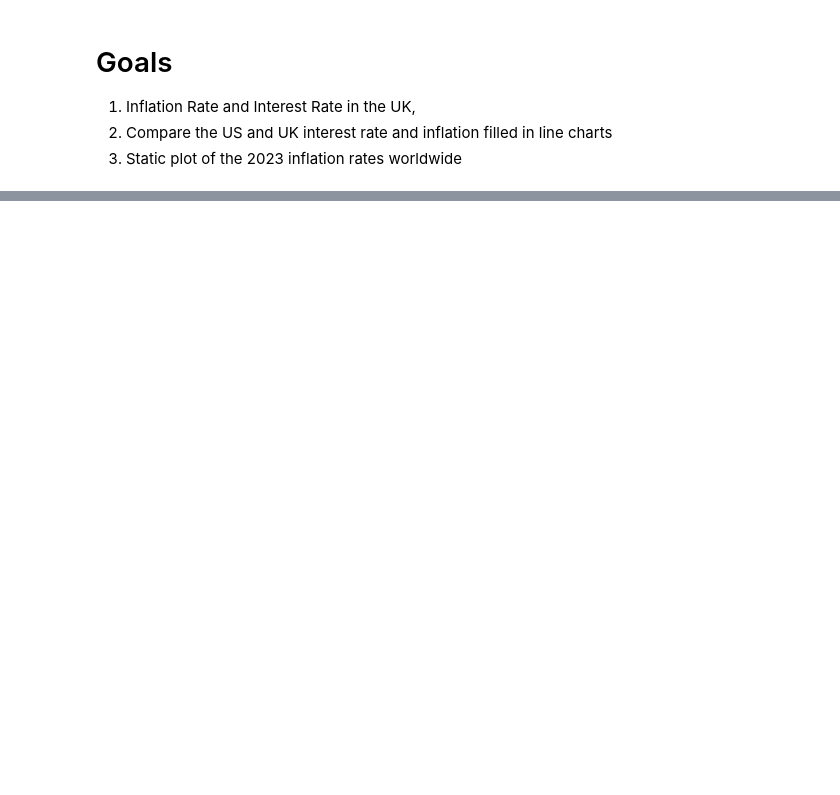
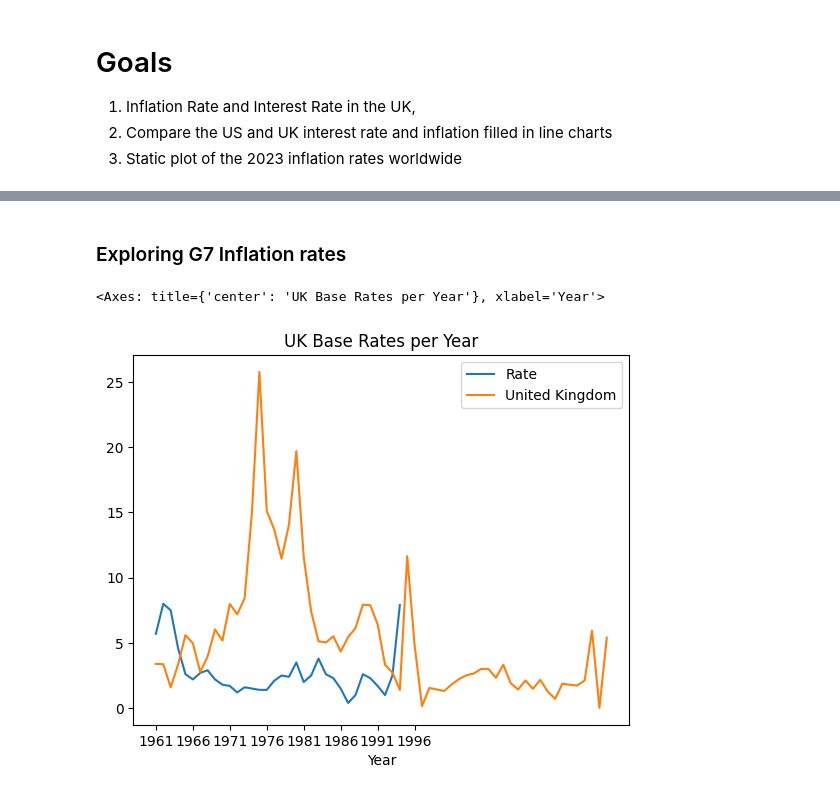
Before and after one commit to NeyasG/worldwide-inflation, a Jupyter notebook: analysis.ipynb, the cells around one changed output, grey strips where cells are left out. Saved outputs shown, nothing was run; the diff lists cells and outputs as text; code cells hidden in the pictures; blank space fills up the shorter version.

Commit message:
Refactored and Imported data

```diff
--- a/analysis.ipynb
+++ b/analysis.ipynb
@@ -25,13 +10,0 @@ tables_cpih.head()
-# %%
-x = tables_cpih["Date Changed"]
-y = tables_cpih["Rate"]
-
-plt.clf
-
-plt.style.use('ggplot')
-plt.plot(x, y)
-plt.xlabel('Year')
-plt.ylabel('Interest Rate')
-plt.title('UK Interest Rates by Month')
-plt.tight_layout()
-plt.show()
@@ -39,0 +19,13 @@ plt.show()
+# %%
+# Inflation Rates from Gapminder
+
+gapminder_data = pd.read_csv("data/gapminder_data/API_NY.GDP.DEFL.KD.ZG_DS2_en_csv_v2_5994713.csv", header=2)
+
+g7_country_codes = ["USA", "GBR", "CAN", "FRA", "DEU", "ITA", "JPN"]
+
+# Filtering for G7 countries
+gapminder_data = gapminder_data.loc[gapminder_data["Country Code"].isin(g7_country_codes)]
+gapminder_data.drop(["Unnamed: 67", "1960", "Indicator Code", "Indicator Name", "Country Code"], axis=1, inplace=True)
+gapminder_data.set_index("Country Name", inplace=True)
+gapminder_data = gapminder_data.T
+gapminder_data["United Kingdom"]
@@ -39,0 +45,13 @@ plt.show()
+# %%
+# Interest Base Rates
+
+uk_base_rates = pd.read_csv("data/CPIH_ANNUAL_RATE_00:ALL_ITEMS_2015=100.csv", header=7, names=["Year", "Rate"])
+
+# Regex strings to match Year
+r1 = "[0-9]{4}$"
+r2 = "[0-9]{4}\s[Q]"
+r3 = ".{8}"
+uk_base_rates_yearly = uk_base_rates.loc[uk_base_rates["Year"].str.match(r1)]
+uk_base_rates_quarterly = uk_base_rates.loc[uk_base_rates["Year"].str.match(r2)]
+uk_base_rates_monthly = uk_base_rates.loc[uk_base_rates["Year"].str.match(r3)]
+uk_base_rates_monthly
@@ -39,0 +72,8 @@ plt.show()
+# %% [markdown]
+### Exploring G7 Inflation rates
+# %%
+uk_base_rates_yearly.plot(x="Year", y="Rate", title="UK Base Rates per Year")
+gapminder_data["United Kingdom"].plot(legend=True)
+# %% [output]
+<Axes: title={'center': 'UK Base Rates per Year'}, xlabel='Year'>
+[figure, added]
```
Also changed, not shown: parts of 6 cells of this notebook.
